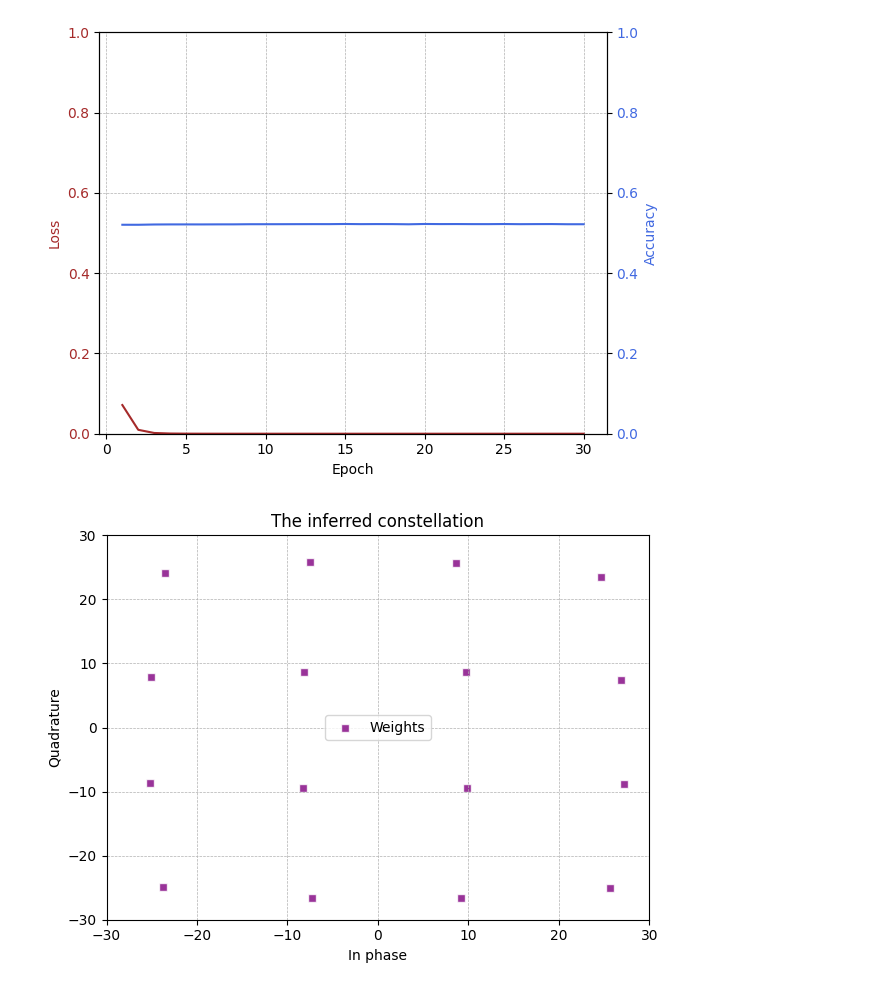
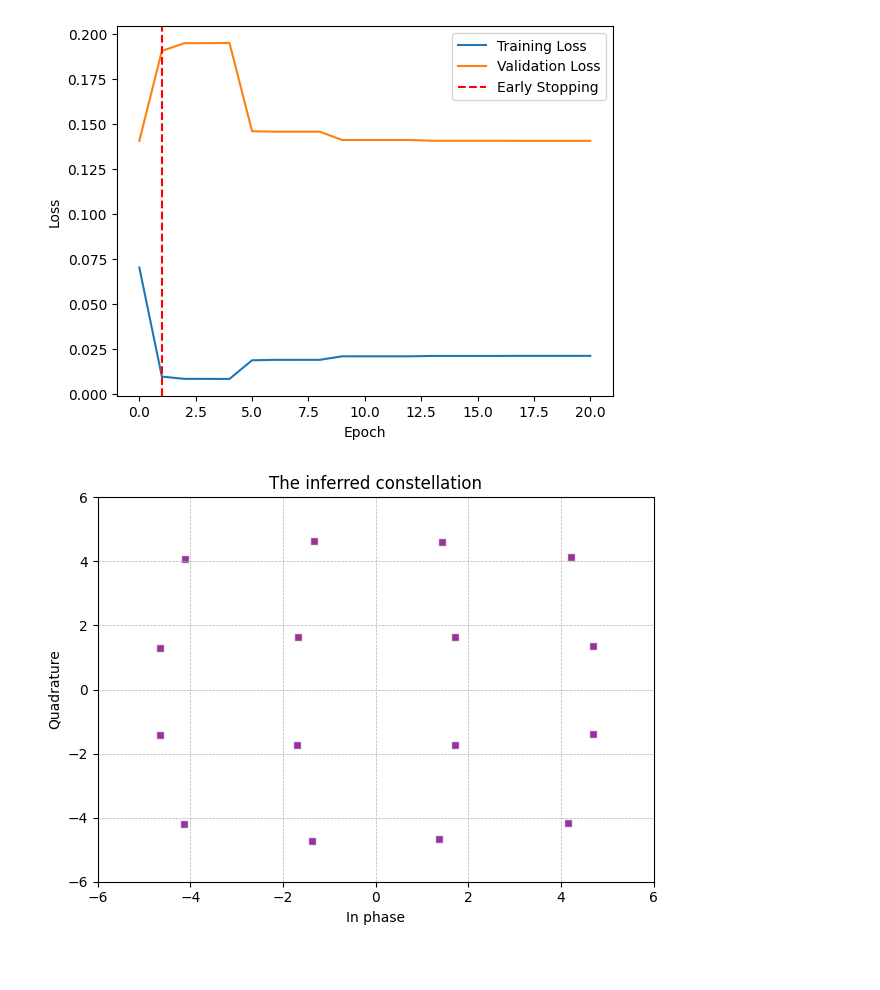
Before and after one commit to SAYildirim/dnn-comms, a Jupyter notebook: demodulator.ipynb, the cells around one changed output. Cells and saved outputs as stored; diff of their text form; code cells hidden in the pictures; blank space fills up the shorter version.

```diff
--- a/demodulator.ipynb
+++ b/demodulator.ipynb
@@ -12,6 +12,7 @@ import matplotlib.pyplot as plt
 from scipy.special import erfc
 
 # ---------- Parameters ----------
+mod_type = 'qam'
 M = int(16)                 # modulation order
 n_symbols = int(1e6)        # total symbols to generate
 train_frac = 0.85           # fraction for training
@@ -19,9 +20,10 @@ valid_frac = 0.05           # fraction for validation
 snr_db_train = 20.0         # training SNR in dB (Eb/N0-like)
 snr_db_test = np.arange(start=-4,stop=12, step = 2) # range of testing SNR in dB
 batch_size = 64
-n_epochs = 30
+n_epochs = 300
 lr = 1e-3                   # learning rate
-mod_type = 'qam'
+patience = 20
+delta = 1e-6
 device = torch.device("cuda" if torch.cuda.is_available() else "cpu")
 # %%
 # ---------- Helper functions ----------
@@ -264,52 +312,63 @@ Epoch 30/30  Loss 0.000001  Validation Acc 52.21%
 # %%
+# @title
 ## Plot the cyclic learning rate schedule
 #plt.plot(lrs)
 #plt.xlabel("Iteration")
 #plt.ylabel("Learning Rate")
 #plt.title("CyclicLR - Triangular Mode")
 #plt.show()
 
-# Plot the training loss and validation accuracy
-fig, ax1 = plt.subplots()
-ax1.set_xlabel("Epoch")
-ax1.set_ylabel("Loss", color='brown')
-ax1.plot(np.arange(1,n_epochs+1), train_loss, c='brown')
-ax1.tick_params(axis='y', labelcolor='brown',)
-ax1.set_ylim(0, 1)
-ax1.set_yticks(np.arange(0,1.2,0.2))
-plt.grid(True, which='both', linestyle='--', linewidth=0.5)
+# # Plot the training loss and validation accuracy
+# fig, ax1 = plt.subplots()
+# ax1.set_xlabel("Epoch")
+# ax1.set_ylabel("Loss", color='brown')
+# ax1.plot(np.arange(1,n_epochs+1), train_loss, c='brown')
+# ax1.tick_params(axis='y', labelcolor='brown',)
+# ax1.set_ylim(0, 1)
+# ax1.set_yticks(np.arange(0,1.2,0.2))
+# plt.grid(True, which='both', linestyle='--', linewidth=0.5)
 
-ax2 = ax1.twinx()  # instantiate a second Axes that shares the same x-axis
-ax2.set_ylabel('Accuracy', color='royalblue')
-ax2.plot(np.arange(1,n_epochs+1), validation_acc, c='royalblue')
-ax2.tick_params(axis='y', labelcolor='royalblue')
-ax2.set_ylim(ax1.get_ylim())
-ax2.set_yticks(np.arange(0,1.2,0.2))
-fig.tight_layout()  # otherwise the right y-label is slightly clipped
+# ax2 = ax1.twinx()  # instantiate a second Axes that shares the same x-axis
+# ax2.set_ylabel('Accuracy', color='royalblue')
+# ax2.plot(np.arange(1,n_epochs+1), validation_acc, c='royalblue')
+# ax2.tick_params(axis='y', labelcolor='royalblue')
+# ax2.set_ylim(ax1.get_ylim())
+# ax2.set_yticks(np.arange(0,1.2,0.2))
+# fig.tight_layout()  # otherwise the right y-label is slightly clipped
+# plt.show()
+
+# Final loss plots for analysis
+import matplotlib.pyplot as plt
+plt.plot(train_loss, label="Training Loss")
+plt.plot(valid_loss, label="Validation Loss")
+plt.axvline(x=len(valid_loss)-early_stopping.no_improvement_count, color='r',
+            linestyle='--', label="Early Stopping")
+plt.xlabel("Epoch")
+plt.ylabel("Loss")
+plt.legend()
 plt.show()
-
 
 # The model weights correspond to the inferred constellation
 I = model.linear.weight.cpu().detach().numpy()[:,0]
 Q = model.linear.weight.cpu().detach().numpy()[:,1]
 
 # Plot the inferred constellation
 plt.figure()
 plt.scatter(I, Q, c='purple', label='Weights', marker='s', alpha=0.8,
             edgecolor='white')
 ax_lim = np.ceil(1.1*np.max([I, Q]))
 plt.ylim(-ax_lim, ax_lim)
 plt.xlim(-ax_lim, ax_lim)
 plt.title('The inferred constellation')
 plt.xlabel('In phase')
 plt.ylabel('Quadrature')
-plt.legend(loc="center")
+#plt.legend(loc="center")
 plt.grid(True, which='both', linestyle='--', linewidth=0.5)
 plt.tight_layout()
 plt.show()
 # %% [output]
-[figure, old version]
+[figure, new version]
-[figure, old version]
+[figure, new version]
 # %%
 # ---------- Final evaluation ----------
 acc_final, SER_theory = [], []
```
Also changed, not shown: parts of 4 cells of this notebook.
